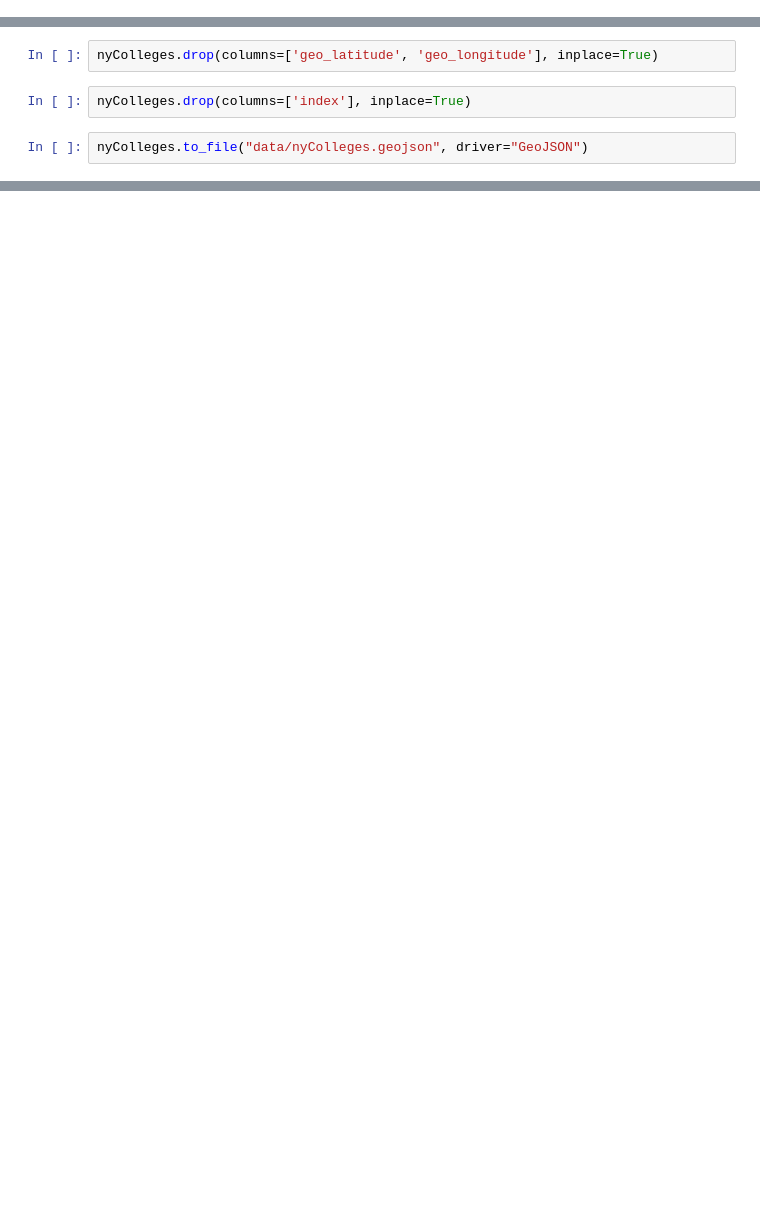
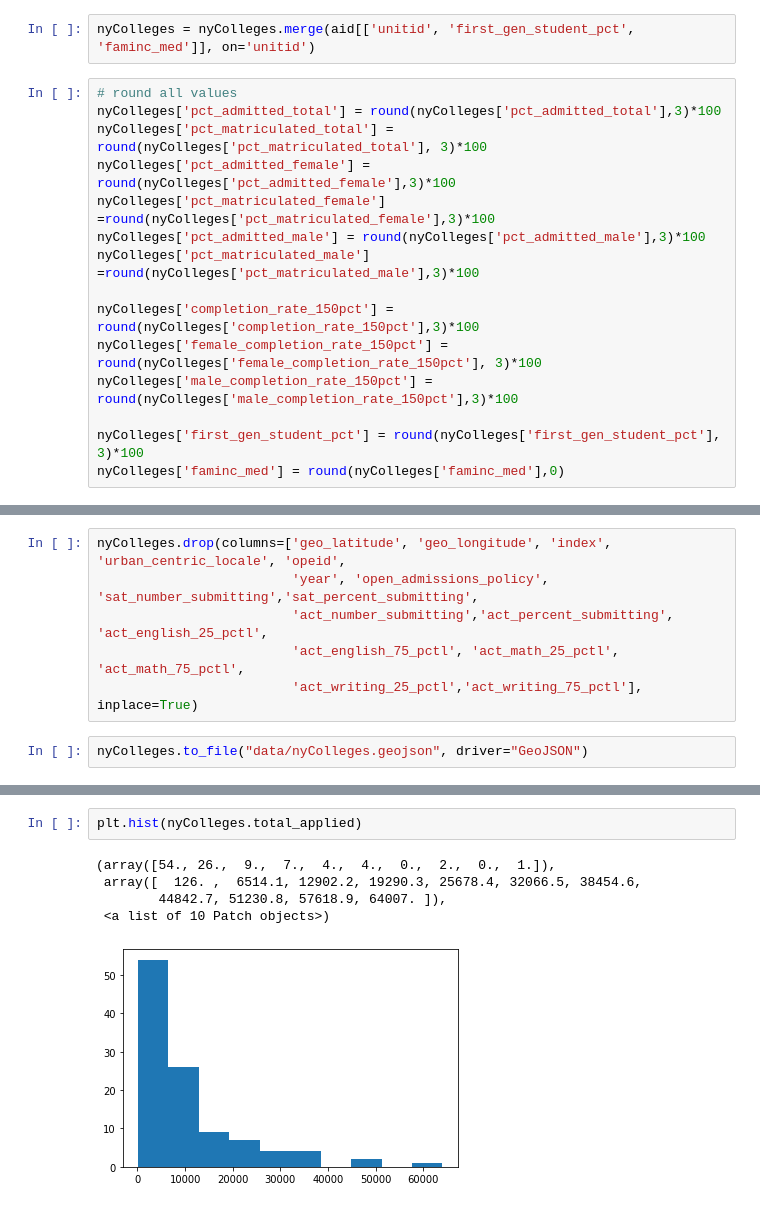
Before and after one commit to meiguan/collegeMap, a Jupyter notebook: prepDataForCollegeMap.ipynb, the cells around one changed output, grey strips where cells are left out. Cells and saved outputs as stored; diff of their text form; blank space fills up the shorter version.

```diff
--- a/prepDataForCollegeMap.ipynb
+++ b/prepDataForCollegeMap.ipynb
@@ -554,9 +567,28 @@ nyColleges = nyColleges.merge(tot, on='unitid').merge(totFemale, on='unitid').me
+# %%
+nyColleges = nyColleges.merge(aid[['unitid', 'first_gen_student_pct', 'faminc_med']], on='unitid')
+# %%
+# round all values
+nyColleges['pct_admitted_total'] = round(nyColleges['pct_admitted_total'],3)*100
+nyColleges['pct_matriculated_total'] = round(nyColleges['pct_matriculated_total'], 3)*100
+nyColleges['pct_admitted_female'] = round(nyColleges['pct_admitted_female'],3)*100
+nyColleges['pct_matriculated_female'] =round(nyColleges['pct_matriculated_female'],3)*100
+nyColleges['pct_admitted_male'] = round(nyColleges['pct_admitted_male'],3)*100
+nyColleges['pct_matriculated_male'] =round(nyColleges['pct_matriculated_male'],3)*100
+
+nyColleges['completion_rate_150pct'] = round(nyColleges['completion_rate_150pct'],3)*100
+nyColleges['female_completion_rate_150pct'] = round(nyColleges['female_completion_rate_150pct'], 3)*100
+nyColleges['male_completion_rate_150pct'] = round(nyColleges['male_completion_rate_150pct'],3)*100
+
+nyColleges['first_gen_student_pct'] = round(nyColleges['first_gen_student_pct'], 3)*100
+nyColleges['faminc_med'] = round(nyColleges['faminc_med'],0)
 # %%
 nyColleges = gpd.GeoDataFrame(nyColleges, geometry=gpd.points_from_xy(nyColleges.geo_longitude,
                                                                nyColleges.geo_latitude))
 # %%
-nyColleges.drop(columns=['geo_latitude', 'geo_longitude'], inplace=True)
+nyColleges.drop(columns=['geo_latitude', 'geo_longitude', 'index', 'urban_centric_locale', 'opeid',
+                         'year', 'open_admissions_policy', 'sat_number_submitting','sat_percent_submitting',
+                         'act_number_submitting','act_percent_submitting', 'act_english_25_pctl',
+                         'act_english_75_pctl', 'act_math_25_pctl', 'act_math_75_pctl',
+                         'act_writing_25_pctl','act_writing_75_pctl'], inplace=True)
-# %%
-nyColleges.drop(columns=['index'], inplace=True)
 # %%
 nyColleges.to_file("data/nyColleges.geojson", driver="GeoJSON")
@@ -562,0 +634,8 @@ nyColleges.to_file("data/nyColleges.geojson", driver="GeoJSON")
+# %%
+plt.hist(nyColleges.total_applied)
+# %% [output]
+(array([54., 26.,  9.,  7.,  4.,  4.,  0.,  2.,  0.,  1.]),
+ array([  126. ,  6514.1, 12902.2, 19290.3, 25678.4, 32066.5, 38454.6,
+        44842.7, 51230.8, 57618.9, 64007. ]),
+ <a list of 10 Patch objects>)
+[figure, added]
```
Also changed, not shown: parts of 17 cells of this notebook, 2 other files.
